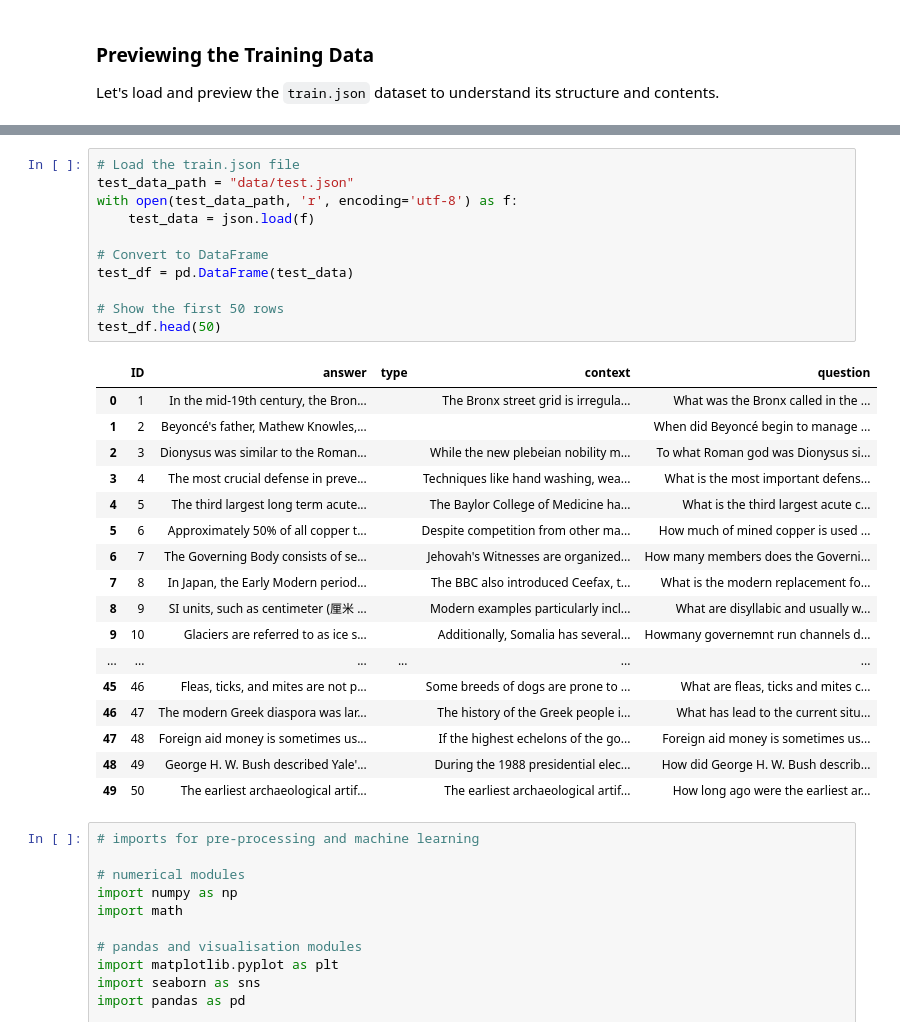
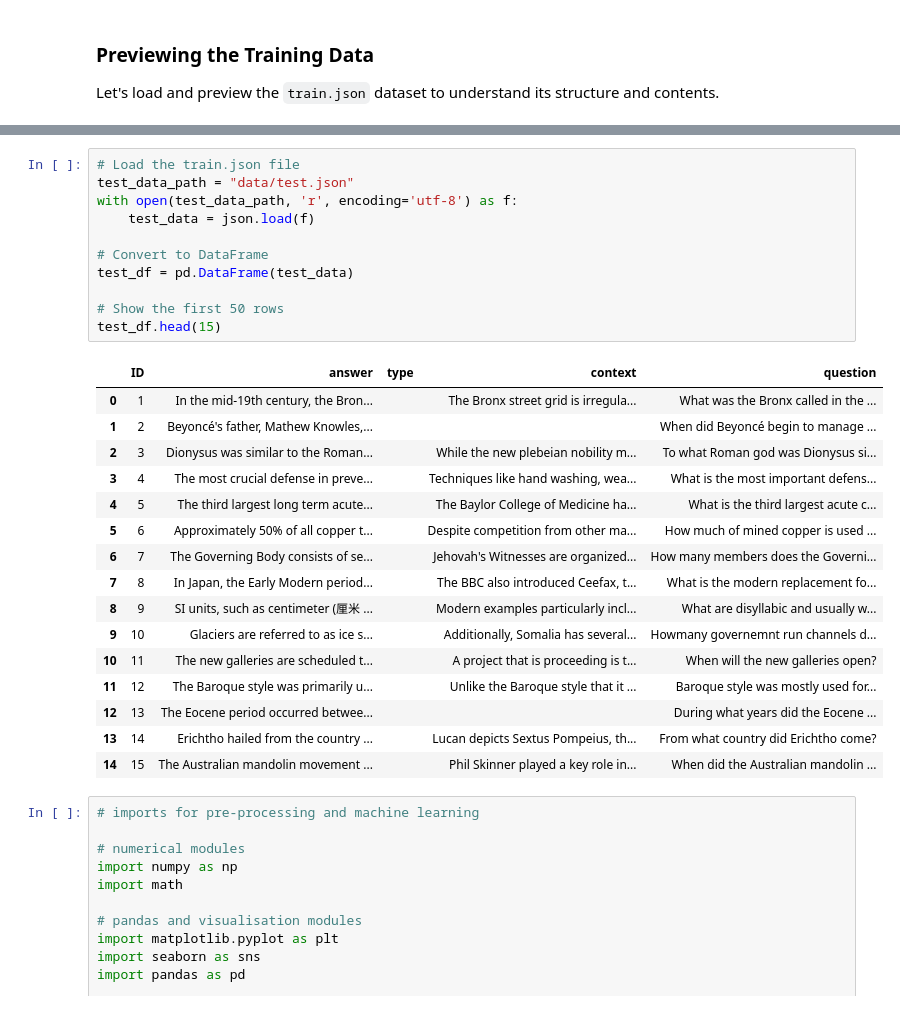
Before and after one commit to khornyik/Random_Projects, a Jupyter notebook: Data4Good2025/notebook.ipynb, the cells around one changed output, grey strips where cells are left out. Drawn from its saved outputs; the diff is of its cells as text.

```diff
--- a/Data4Good2025/notebook.ipynb
+++ b/Data4Good2025/notebook.ipynb
@@ -68,32 +67,31 @@ train_df.head(50)
 # %%
 # Load the train.json file
 test_data_path = "data/test.json"
 with open(test_data_path, 'r', encoding='utf-8') as f:
     test_data = json.load(f)
 
 # Convert to DataFrame
 test_df = pd.DataFrame(test_data)
 
 # Show the first 50 rows
-test_df.head(50)
+test_df.head(15)
 # %% [output]
 |  | ID | answer | type | context | question |
 | 0 | 1 | In the mid-19th century, the Bron... |  | The Bronx street grid is irregula... | What was the Bronx called in the ... |
 | 1 | 2 | Beyoncé's father, Mathew Knowles,... |  |  | When did Beyoncé begin to manage ... |
 | 2 | 3 | Dionysus was similar to the Roman... |  | While the new plebeian nobility m... | To what Roman god was Dionysus si... |
 | 3 | 4 | The most crucial defense in preve... |  | Techniques like hand washing, wea... | What is the most important defens... |
 | 4 | 5 | The third largest long term acute... |  | The Baylor College of Medicine ha... | What is the third largest acute c... |
 | 5 | 6 | Approximately 50% of all copper t... |  | Despite competition from other ma... | How much of mined copper is used ... |
 | 6 | 7 | The Governing Body consists of se... |  | Jehovah's Witnesses are organized... | How many members does the Governi... |
 | 7 | 8 | In Japan, the Early Modern period... |  | The BBC also introduced Ceefax, t... | What is the modern replacement fo... |
 | 8 | 9 | SI units, such as centimeter (厘米 ... |  | Modern examples particularly incl... | What are disyllabic and usually w... |
 | 9 | 10 | Glaciers are referred to as ice s... |  | Additionally, Somalia has several... | Howmany governemnt run channels d... |
-| ... | ... | ... | ... | ... | ... |
-| 45 | 46 | Fleas, ticks, and mites are not p... |  | Some breeds of dogs are prone to ... | What are fleas, ticks and mites c... |
-| 46 | 47 | The modern Greek diaspora was lar... |  | The history of the Greek people i... | What has lead to the current situ... |
-| 47 | 48 | Foreign aid money is sometimes us... |  | If the highest echelons of the go... | Foreign aid money is sometimes us... |
-| 48 | 49 | George H. W. Bush described Yale'... |  | During the 1988 presidential elec... | How did George H. W. Bush describ... |
-| 49 | 50 | The earliest archaeological artif... |  | The earliest archaeological artif... | How long ago were the earliest ar... |
+| 10 | 11 | The new galleries are scheduled t... |  | A project that is proceeding is t... | When will the new galleries open? |
+| 11 | 12 | The Baroque style was primarily u... |  | Unlike the Baroque style that it ... | Baroque style was mostly used for... |
+| 12 | 13 | The Eocene period occurred betwee... |  |  | During what years did the Eocene ... |
+| 13 | 14 | Erichtho hailed from the country ... |  | Lucan depicts Sextus Pompeius, th... | From what country did Erichtho come? |
+| 14 | 15 | The Australian mandolin movement ... |  | Phil Skinner played a key role in... | When did the Australian mandolin ... |
 # %%
 # imports for pre-processing and machine learning
 
```
Also changed, not shown: parts of 13 cells of this notebook.
